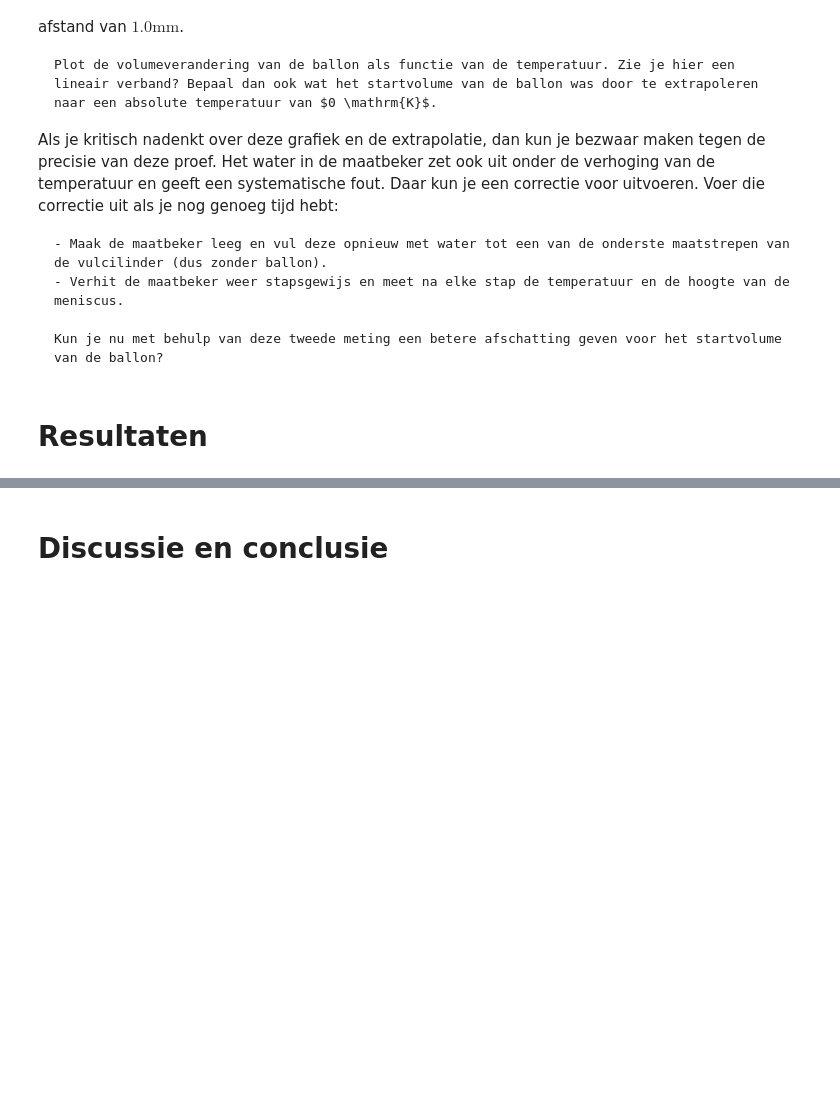
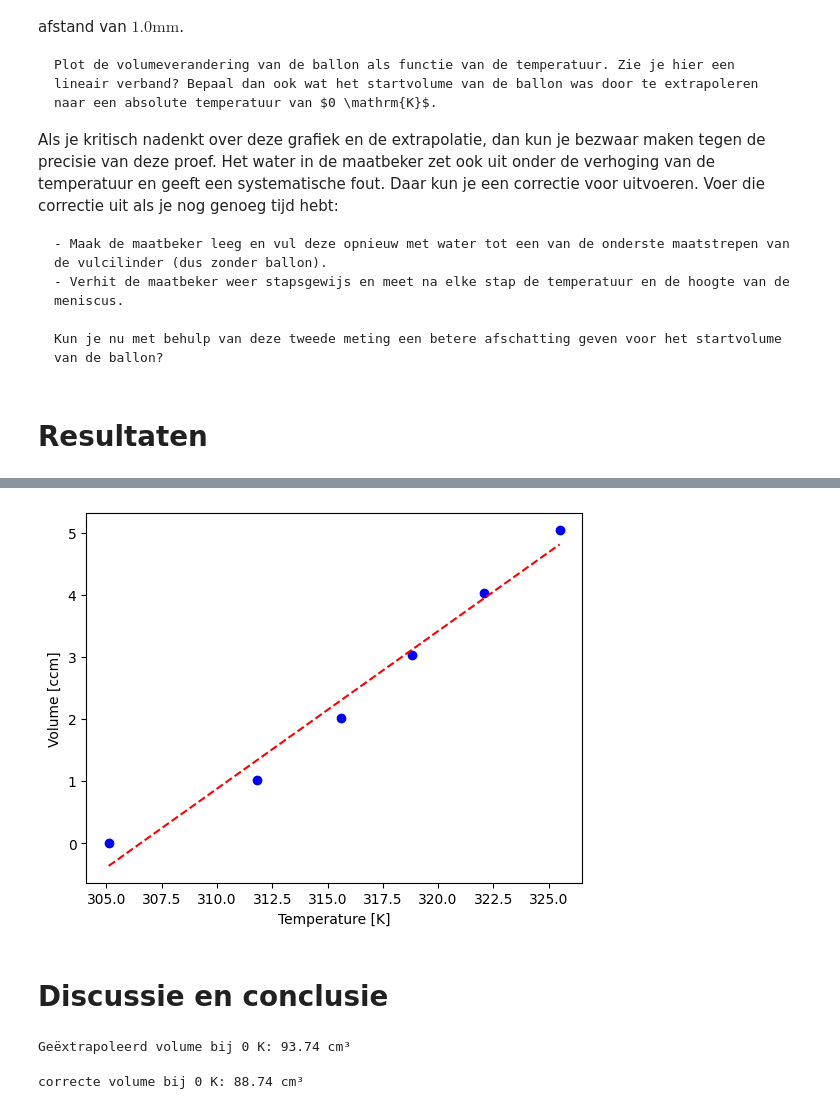
Before and after one commit to Daan401/thermolabDD, a Jupyter notebook: Content/Labs/ballonproef.ipynb, the cells around one changed output, grey strips where cells are left out. Drawn from its saved outputs; the diff is of its cells as text; code cells hidden in the pictures; blank space fills up the shorter version.

```diff
--- a/Content/Labs/ballonproef.ipynb
+++ b/Content/Labs/ballonproef.ipynb
@@ -92,2 +94,37 @@ plt.show()
+# %%
+temps2 = [32.1, 38.8, 42.6, 45.8, 49.1, 52.5] # °C
+hoogtes2 = [0.1, 0.2, 0.3, 0.4, 0.5, 0.6] # cm
+
+
+diam_beker2 = 7.66 # cm
+diam_deksel2 = 6.77 # cm
+opp_water2 = 1/4 * np.pi * (diam_beker2**2 - diam_deksel2**2) #cm2
+
+volumes2 = (np.asarray(hoogtes2) - hoogtes2[0]) * opp_water2
+temps_abs2 = np.asarray(temps2) + 273
+coef2 = np.polyfit(temps_abs2, volumes2, 1)
+func2 = np.poly1d(coef2)
+
+plt.plot(temps_abs2, volumes2, 'ob')
+plt.plot(temps_abs2, func(temps_abs2), '--r')
+plt.xlabel('Temperature [K]')
+plt.ylabel('Volume [ccm]')
+plt.show()
+# %% [output]
+[figure, added]
 # %% [markdown]
 # Discussie en conclusie
+# %%
+coef = np.polyfit(temps_abs, volumes, 1)
+func = np.poly1d(coef)
+
+T0 = 0  # Kelvin
+V0 = np.abs(func(T0))
+
+print(f"Geëxtrapoleerd volume bij 0 K: {V0:.2f} cm³")
+# %% [output]
+Geëxtrapoleerd volume bij 0 K: 93.74 cm³
+# %%
+print(f"correcte volume bij 0 K: {V0-5:.2f} cm³")
+# %% [output]
+correcte volume bij 0 K: 88.74 cm³
```
Also changed, not shown: parts of 1 cell of this notebook, 4 other files.
